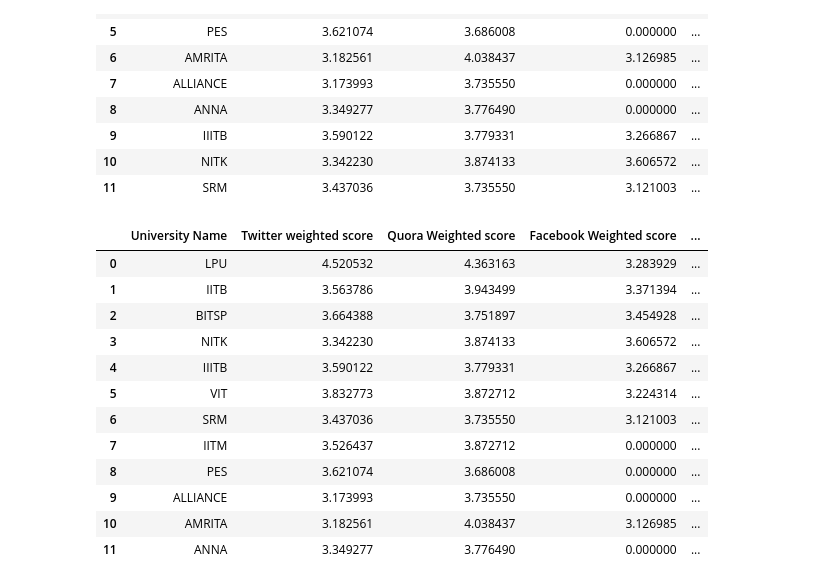
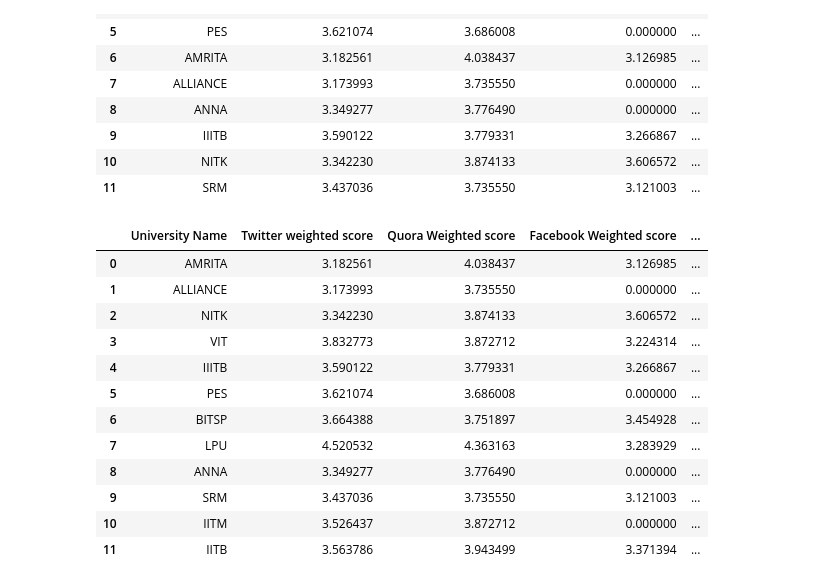
Before and after one commit to kirthikagurumurthy/University_Ranking, a Jupyter notebook: Weighted Sentiment Analysis/Final score.ipynb, the cells around one changed output. Drawn from its saved outputs; the diff is of its cells as text; code cells hidden in the pictures.

Commit message:
weighted average

```diff
--- a/Weighted Sentiment Analysis/Final score.ipynb
+++ b/Weighted Sentiment Analysis/Final score.ipynb
@@ -139,6 +139,8 @@ bitsp_t_score= bitsp_t['sentiment_score'].mean()
 bitsp_q_score = bitsp_q['sentiment_score'].mean()
 bitsp_f_score = bitsp_f['score'].mean()
 bitsp_g_score = bitsp_g['fin_pred'].mean()
+
+bitsc = len(bitsp_t) +len(bitsp_q) + len(bitsp_f) + len(bitsp_g)
 
 
 
@@ -147,49 +149,71 @@ iitb_q_score = iitb_q['sentiment_score'].mean()
 iitb_f_score = iitb_f['score'].mean()
 iitb_g_score = 4.6
 
+iitbc = len(iitb_t) +len(iitb_q) + len(iitb_f) + 2823
+
 iitm_t_score= iitm_t['sentiment_score'].mean()
 iitm_q_score = iitm_q['sentiment_score'].mean()
 iitm_g_score = 4.7
+
+iitmc = len(iitm_t) +len(iitm_q) + 1515
 
 srm_t_score= srm_t['sentiment_score'].mean()
 srm_q_score = srm_q['sentiment_score'].mean()
 srm_f_score = srm_f['score'].mean()
 srm_g_score = srm_g['fin_pred'].mean()
 
+srmc = len(srm_t) +len(srm_q) + len(srm_f) + len(srm_g)
+
 vit_t_score= vit_t['sentiment_score'].mean()
 vit_q_score = vit_q['sentiment_score'].mean()
 vit_f_score = vit_f['score'].mean()
 vit_g_score = vit_g['fin_pred'].mean()
+
+vitc = len(vit_t) +len(vit_q) + len(vit_f) + len(vit_g)
 
 lpu_t_score= lpu_t['sentiment_score'].mean()
 lpu_q_score = lpu_q['sentiment_score'].mean()
 lpu_f_score = lpu_f['score'].mean()
 lpu_g_score = lpu_g['fin_pred'].mean()
 
+lpuc = len(lpu_t) +len(lpu_q) + len(lpu_f) + len(lpu_g)
+
 iiitb_t_score= iiitb_t['sentiment_score'].mean()
 iiitb_q_score = iiitb_q['sentiment_score'].mean()
 iiitb_f_score = iiitb_f['score'].mean()
 iiitb_g_score = iiitb_g['fin_pred'].mean()
 
+iiitbc = len(iiitb_t) +len(iiitb_q) + len(iiitb_f) + len(iiitb_g)
+
 pes_t_score= pes_t['sentiment_score'].mean()
 pes_q_score = pes_q['sentiment_score'].mean()
 pes_g_score = pes_g['fin_pred'].mean()
+
+pesc = len(pes_t) +len(pes_q)  + len(pes_g)
 
 amrita_t_score= ase_t['sentiment_score'].mean()
 amrita_q_score = ase_q['sentiment_score'].mean()
 amrita_f_score = ase_f['score'].mean()
 
+amritac = len(ase_t) +len(ase_q) + len(ase_f)
+
 alliance_t_score= au_t['sentiment_score'].mean()
 alliance_q_score = au_q['sentiment_score'].mean()
 alliance_g_score = alliance_g['fin_pred'].mean()
 
+alliancec = len(au_t) +len(au_q)  + len(alliance_g)
+
 anna_t_score= anna_t['sentiment_score'].mean()
 anna_q_score = anna_q['sentiment_score'].mean()
+
+annac = len(anna_t) +len(anna_q)
 
 nitk_t_score= nitk_t['sentiment_score'].mean()
 nitk_q_score =  nitk_q['sentiment_score'].mean()
 nitk_f_score = nitk_f['score'].mean()
 nitk_g_score = nitk_g['fin_pred'].mean()
+
+nitkc = len(nitk_t) +len(nitk_q) + len(nitk_f) + len(nitk_g)
 # %%
 #Weighted score
 final = pd.DataFrame(columns=['University Name','Twitter weighted score','Quora Weighted score','Facebook Weighted score','Google Reviews Weighted score','Total Weighted score'])
@@ -222,3 +230,5 @@ final
+# %%
+final['Total length'] =   [iitbc,iitmc,bitsc,vitc,lpuc,pesc,amritac,alliancec,annac,iiitbc,nitkc, srmc]
 # %%
 final['Total Weighted score'] = final.sum(axis = 1)
 # %%
@@ -237,22 +247,24 @@ final
 | 9 | IIITB | 3.590122 | 3.779331 | 3.266867 | ... |
 | 10 | NITK | 3.342230 | 3.874133 | 3.606572 | ... |
 | 11 | SRM | 3.437036 | 3.735550 | 3.121003 | ... |
+# %%
+final['final score'] = final['Total Weighted score'] / final['Total length']
 # %%
-final_df = final.sort_values(by=['Total Weighted score'], ascending=False)
+final_df = final.sort_values(by=['final score'], ascending=False)
 final_df=final_df.reset_index()
 final_df=final_df.drop(['index'],axis=1)
 final_df
 # %% [output]
 |  | University Name | Twitter weighted score | Quora Weighted score | Facebook Weighted score | ... |
-| 0 | LPU | 4.520532 | 4.363163 | 3.283929 | ... |
-| 1 | IITB | 3.563786 | 3.943499 | 3.371394 | ... |
-| 2 | BITSP | 3.664388 | 3.751897 | 3.454928 | ... |
-| 3 | NITK | 3.342230 | 3.874133 | 3.606572 | ... |
+| 0 | AMRITA | 3.182561 | 4.038437 | 3.126985 | ... |
+| 1 | ALLIANCE | 3.173993 | 3.735550 | 0.000000 | ... |
+| 2 | NITK | 3.342230 | 3.874133 | 3.606572 | ... |
+| 3 | VIT | 3.832773 | 3.872712 | 3.224314 | ... |
 | 4 | IIITB | 3.590122 | 3.779331 | 3.266867 | ... |
-| 5 | VIT | 3.832773 | 3.872712 | 3.224314 | ... |
-| 6 | SRM | 3.437036 | 3.735550 | 3.121003 | ... |
-| 7 | IITM | 3.526437 | 3.872712 | 0.000000 | ... |
-| 8 | PES | 3.621074 | 3.686008 | 0.000000 | ... |
-| 9 | ALLIANCE | 3.173993 | 3.735550 | 0.000000 | ... |
-| 10 | AMRITA | 3.182561 | 4.038437 | 3.126985 | ... |
-| 11 | ANNA | 3.349277 | 3.776490 | 0.000000 | ... |
+| 5 | PES | 3.621074 | 3.686008 | 0.000000 | ... |
+| 6 | BITSP | 3.664388 | 3.751897 | 3.454928 | ... |
+| 7 | LPU | 4.520532 | 4.363163 | 3.283929 | ... |
+| 8 | ANNA | 3.349277 | 3.776490 | 0.000000 | ... |
+| 9 | SRM | 3.437036 | 3.735550 | 3.121003 | ... |
+| 10 | IITM | 3.526437 | 3.872712 | 0.000000 | ... |
+| 11 | IITB | 3.563786 | 3.943499 | 3.371394 | ... |
```
Also changed, not shown: parts of 13 cells of this notebook, 1 other file.
